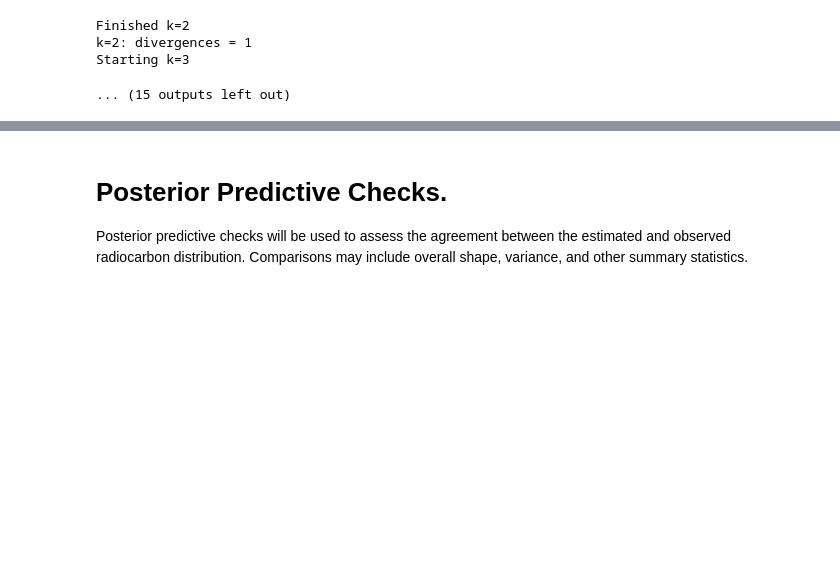
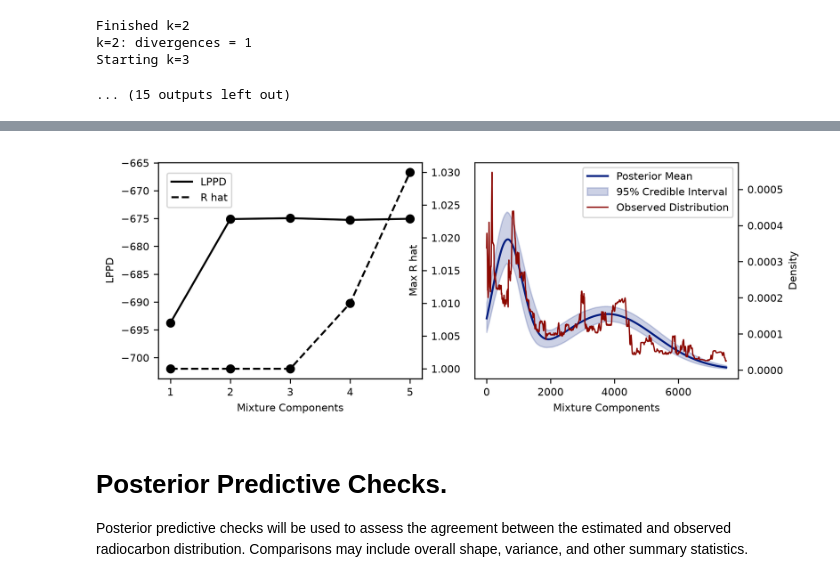
Before and after one commit to marchmanjake/radiocarbon, a Jupyter notebook: final_project_model_pipeline-1.ipynb, the cells around one changed output, grey strips where cells are left out. Drawn from its saved outputs; the diff is of its cells as text; code cells hidden in the pictures; blank space fills up the shorter version.

```diff
--- a/final_project_model_pipeline-1.ipynb
+++ b/final_project_model_pipeline-1.ipynb
@@ -561,3 +608,51 @@ lppd
+# %%
+#Extract densities required for plotting
+spd = np.sum(calibrated_density_grid,axis=0)
+idata = az.from_netcdf(f"gmm_k{2}.nc")
+density_samples = idata.posterior["mixture_density"].values
+posterior_density_curves = density_samples.reshape(4000,7500)
+posterior_density_mean = np.mean(posterior_density_curves,axis=0)
+#Credible interval computation
+posterior_density_q1 = np.quantile(posterior_density_curves,q=0.975,axis=0)
+posterior_density_q2 = np.quantile(posterior_density_curves,q=0.025,axis=0)
+
+plt.rcParams.update({'font.size': 8})
+fig, axes = plt.subplots(nrows=1, ncols=2, figsize=(8,3), dpi=300)
+
+ax1 = axes[0]
+
+ax1.scatter(mixtures, lppd, color="black")
+ax1.plot(mixtures, lppd, color="black",label="LPPD")
+ax1.set_ylim(np.min(lppd)-10, np.max((lppd))+10)
+ax12 = ax1.twinx()
+ax12.plot(mixtures, np.round(rhats,2), color="black", linestyle="--",label="R hat")
+ax12.scatter(mixtures, np.round(rhats,2), color="black")
+fig.legend(loc=(0.1,0.78))
+plt.xticks([1,2,3,4,5])
+ax1.set_xlabel("Mixture Components")
+ax1.set_ylabel("LPPD")
+ax12.set_ylabel("Max R hat")
+ax12.yaxis.set_label_coords(0.95, 0.5)
+
+ax2 = axes[1]
+#plt.style.use('seaborn-v0_8-dark')
+ax2.plot(calendar_years, posterior_density_mean, label="Posterior Mean", color="#001C7F")
+#plt.plot(calendar_years, posterior_density_q1, linewidth=1)
+#plt.plot(calendar_years, posterior_density_q2, linewidth=1)
+ax2.fill_between(calendar_years, posterior_density_q1,posterior_density_q2, alpha=0.2, label="95% Credible Interval",color="#001C7F")
+ax2.plot(calendar_years,spd/calibrated_density_grid.shape[0], label="Observed Distribution", color= "#8C0800", linewidth=1)
+ax2.legend()
+ax2.set_ylabel("Density")
+ax2.yaxis.tick_right()
+ax2.yaxis.set_label_position('right')
+ax2.set_xlabel("Mixture Components")
+
+#plt.xlim(400,7500)
+
+
+plt.savefig("testfile.png", dpi=300)
+# %% [output]
+[figure, added]
 # %% [markdown]
 # Posterior Predictive Checks.
 
```
Also changed, not shown: parts of 9 cells of this notebook.
